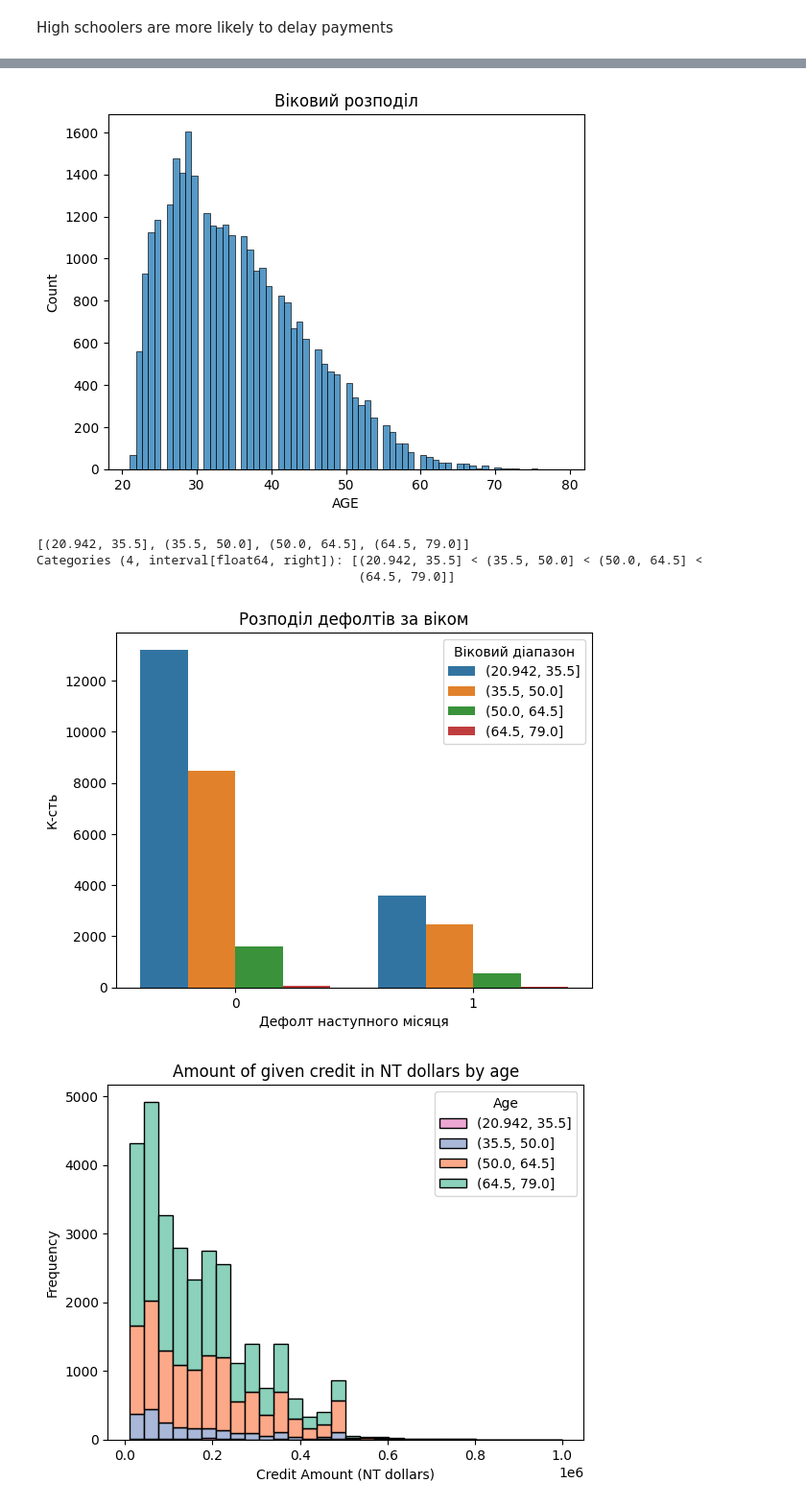
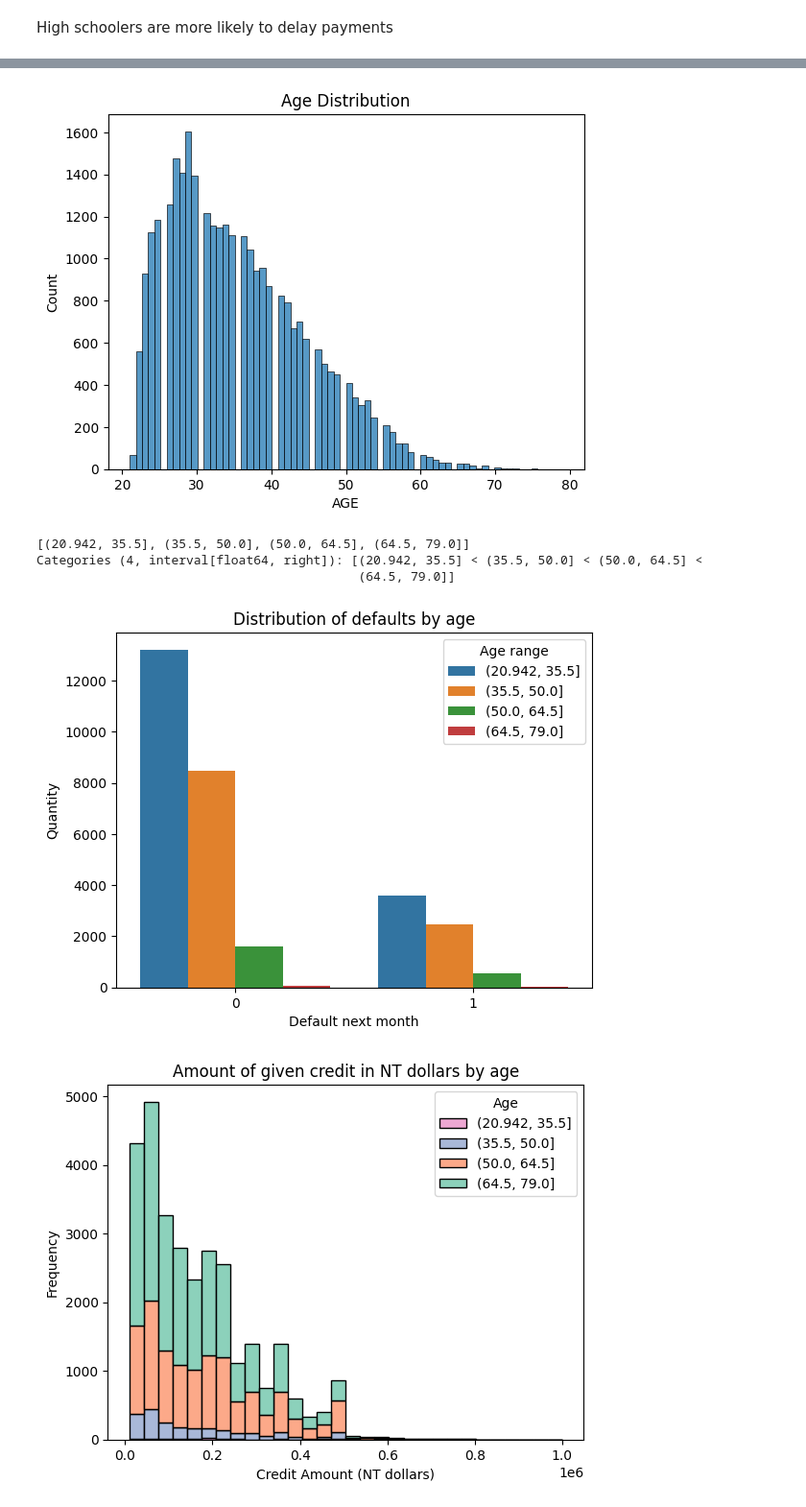
Before and after one commit to ilyayath/Credit-Risk-Analysis, a Jupyter notebook: eda_credit.ipynb, the cells around one changed output, grey strips where cells are left out. Shown at 96% size. Saved outputs shown, nothing was run; the diff lists cells and outputs as text; code cells hidden in the pictures.

```diff
--- a/eda_credit.ipynb
+++ b/eda_credit.ipynb
@@ -188,9 +188,9 @@ plt.show()
 # %%
 sns.histplot(data=df, x="AGE")
-plt.title('Віковий розподіл')
+plt.title('Age Distribution')
 plt.show()
 # %% [output]
-[figure, old version]
+[figure, new version]
 # %%
 pd.cut(df['AGE'], bins=4).unique()
 # %% [output]
@@ -199,13 +199,13 @@ Categories (4, interval[float64, right]): [(20.942, 35.5] < (35.5, 50.0] < (50.0
                                            (64.5, 79.0]]
 # %%
 sns.countplot(x='default payment next month', hue=pd.cut(df['AGE'], bins=4), data=df)
-plt.title('Розподіл дефолтів за віком')
-plt.xlabel('Дефолт наступного місяця')
-plt.ylabel('К-сть')
-plt.legend(title='Віковий діапазон', labels=['(20.942, 35.5]', '(35.5, 50.0]', '(50.0, 64.5]', '(64.5, 79.0]'])
+plt.title('Distribution of defaults by age')
+plt.xlabel('Default next month')
+plt.ylabel('Quantity')
+plt.legend(title='Age range', labels=['(20.942, 35.5]', '(35.5, 50.0]', '(50.0, 64.5]', '(64.5, 79.0]'])
 plt.show()
 # %% [output]
-[figure, old version]
+[figure, new version]
 # %%
 sns.histplot(data=df, x="LIMIT_BAL", bins=30, hue=pd.cut(df['AGE'], bins=4), multiple="stack", palette="Set2")
 plt.title('Amount of given credit in NT dollars by age')
```
Also changed, not shown: parts of 11 cells of this notebook.
